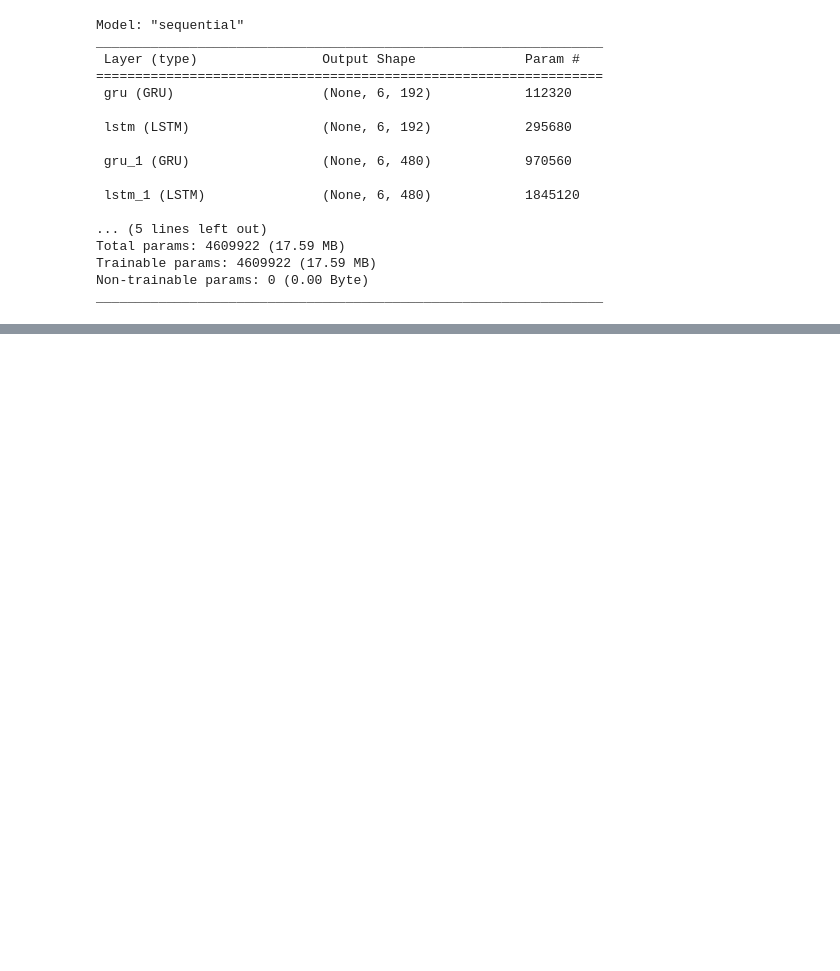
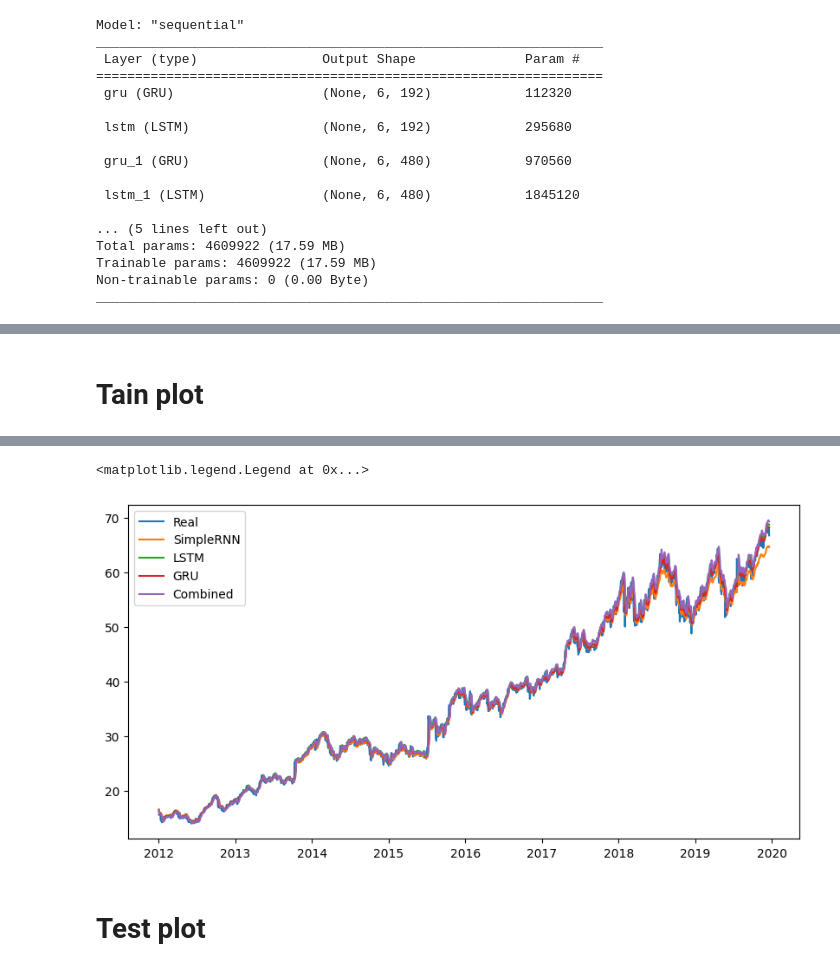
Before and after one commit to Emsh1379/Stock_prediction, a Jupyter notebook: Stock_prediction.ipynb, the cells around one changed output, grey strips where cells are left out. Saved outputs shown, nothing was run; the diff lists cells and outputs as text; code cells hidden in the pictures; blank space fills up the shorter version.

```diff
--- a/Stock_prediction.ipynb
+++ b/Stock_prediction.ipynb
@@ -466,0 +489,16 @@ _________________________________________________________________
+# %% [markdown]
+# Tain plot
+# %%
+fig , ax = plt.subplots(figsize=(10,5))
+ax.plot(df[:split_point].index[:len(y_train)],
+        sc.inverse_transform(y_train[:,0].reshape(-1,1)),label = "Real")
+ax.plot(df[:split_point].index[:len(y_train)],
+        sc.inverse_transform(simple_rnn_model.predict(X_train)[:,0].reshape(-1,1)),label = "SimpleRNN")
+ax.plot(df[:split_point].index[:len(y_train)],
+        sc.inverse_transform(lstm.predict(X_train)[:,0].reshape(-1,1)),label = "LSTM")
+ax.plot(df[:split_point].index[:len(y_train)],
+        sc.inverse_transform(GRU.predict(X_train)[:,0].reshape(-1,1)),label = "GRU")
+ax.plot(df[:split_point].index[:len(y_train)],
+        sc.inverse_transform(LSTM_GRU.predict(X_train)[:,0].reshape(-1,1)),label = "Combined")
+plt.legend()
+# %% [output]
@@ -467,3 +509,7 @@ _________________________________________________________________
+<matplotlib.legend.Legend at 0x...>
+[figure, added]
+# %% [markdown]
+# Test plot
 # %%
 fig , ax = plt.subplots(figsize=(10,5))
 ax.plot(df[split_point:].index[:len(y_test)],
```
Also changed, not shown: parts of 4 cells of this notebook.
